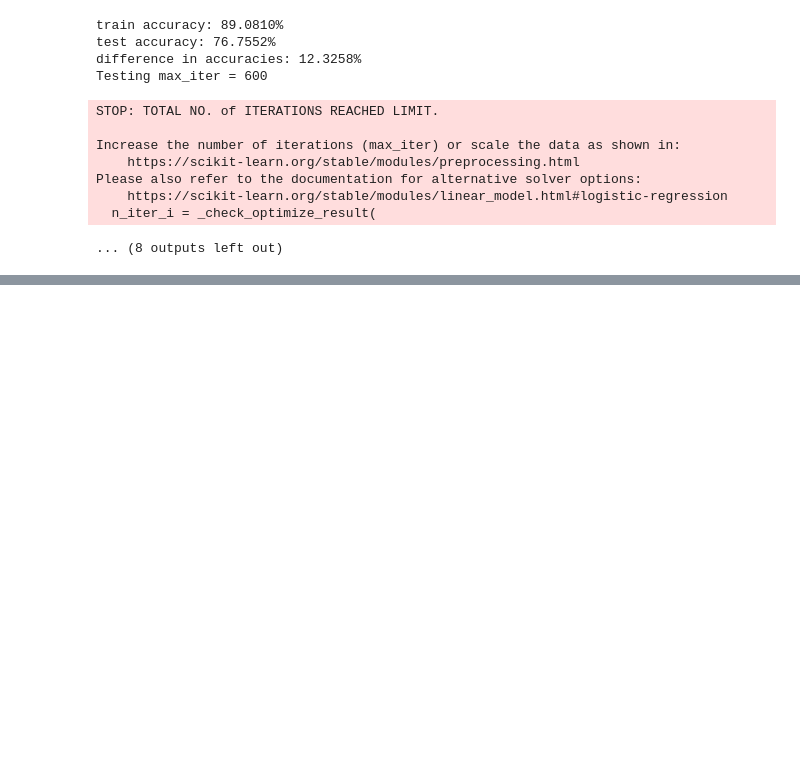
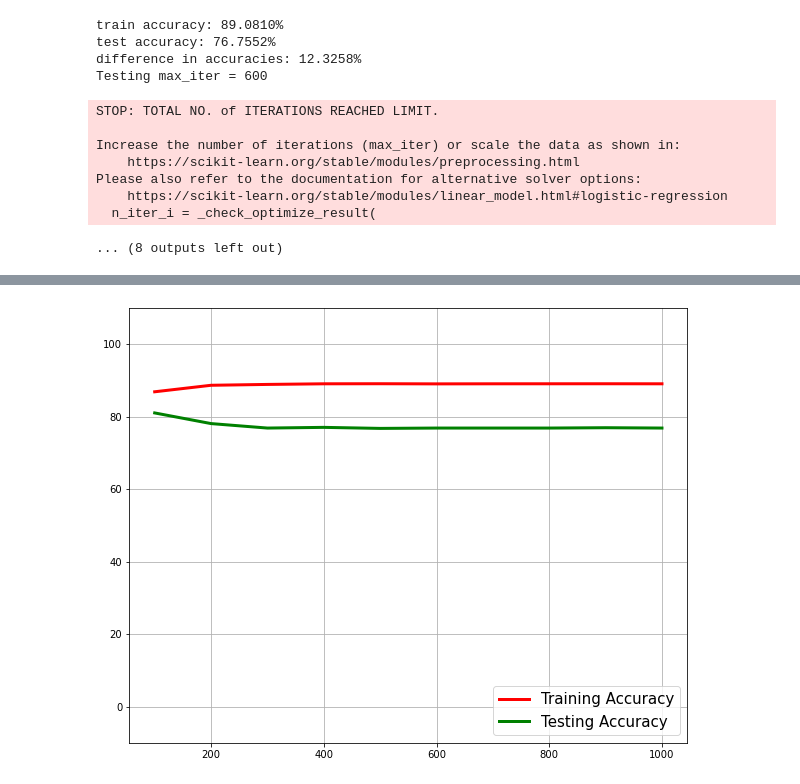
Before and after one commit to mmarkovi/Verity, a Jupyter notebook: models/logisticClassifier.ipynb, the cells around one changed output, grey strips where cells are left out. Cells and saved outputs as stored; diff of their text form; code cells hidden in the pictures; blank space fills up the shorter version.

```diff
--- a/models/logisticClassifier.ipynb
+++ b/models/logisticClassifier.ipynb
@@ -147,9 +176,13 @@ Extracting tokens....
 Extracting tokens....
 Data shape for text:  (15212, 4975)
 # %%
+trFnn = []
+teFnn = []
 for i in testMaxIter:
     print("Testing max_iter =", i)
-    logisticClassifyData(x_testF, YF, X_trainF, Y_trainF, vectorizer_trainF, i)
+    tr, te = logisticClassifyData(x_testF, YF, X_trainF, Y_trainF, vectorizer_trainF, i)
+    trFnn.append(tr*100)
+    teFnn.append(te*100)
 # %% [output]
 Testing max_iter = 100
 STOP: TOTAL NO. of ITERATIONS REACHED LIMIT.
@@ -217,0 +275,12 @@ Please also refer to the documentation for alternative solver options:
+# %%
+f, ax = plt.subplots(1, 1, figsize=(10, 8))
+ax.set_ylim(-10,110)
+
+plt.plot(testMaxIter, trFnn, lw=3, color='red', label='Training Accuracy')
+plt.plot(testMaxIter, teFnn, lw=3, color='green', label='Testing Accuracy')
+
+ax.legend(fontsize=15, loc=4)
+plt.grid()
+plt.show()
+# %% [output]
+[figure, added]
```
Also changed, not shown: parts of 7 cells of this notebook, 2 other files.
